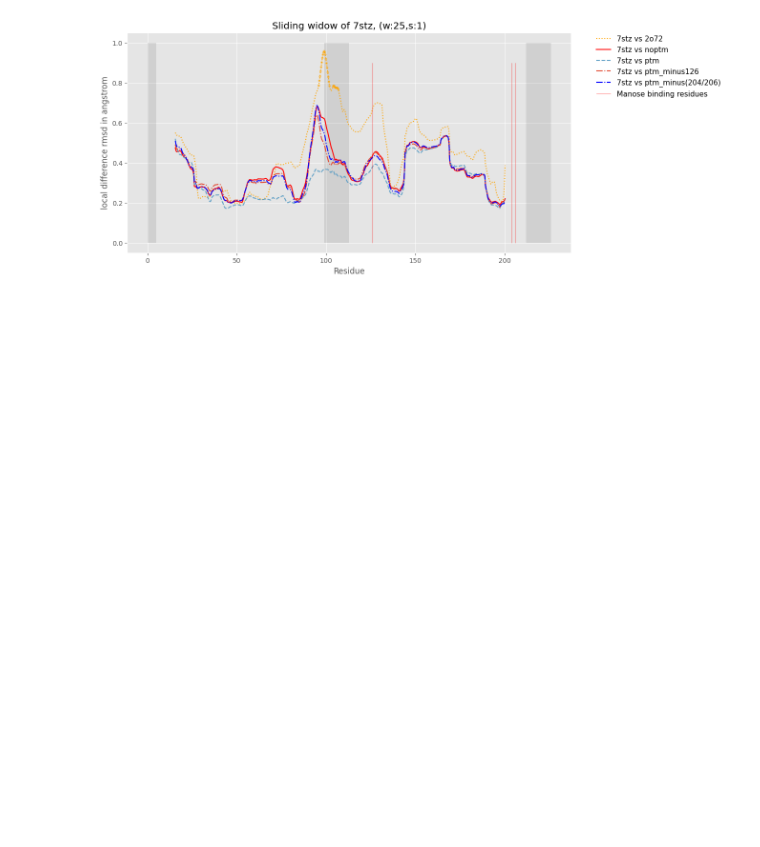
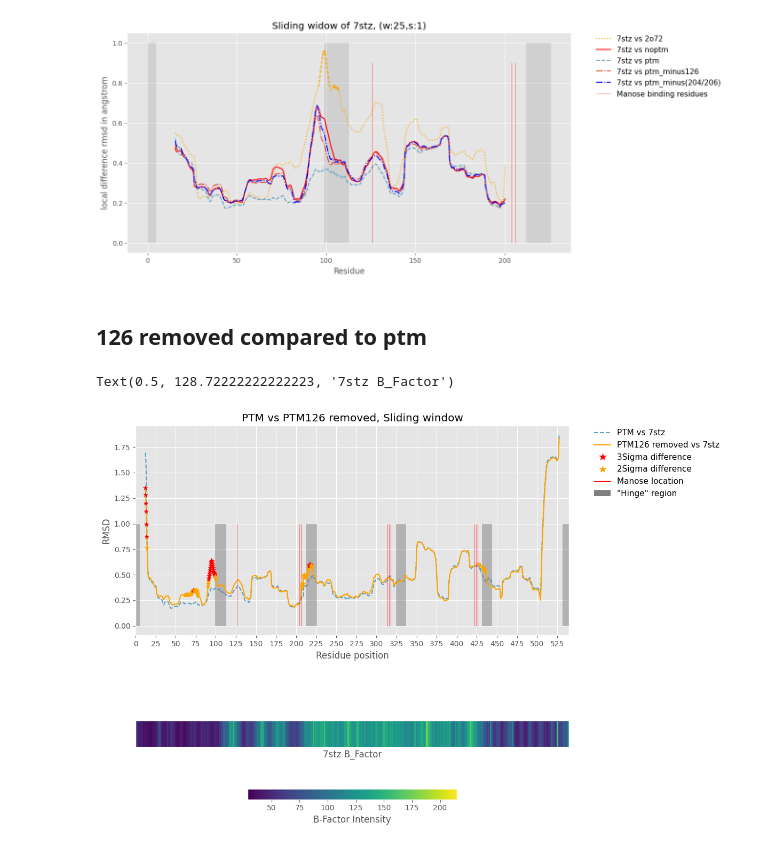
Before and after one commit to LaCava-Lab/AF_Allostery_Analysis, a Jupyter notebook: Methods_notebooks/3.SW_Experiments.ipynb, the cells around one changed output. Cells and saved outputs as stored; diff of their text form; code cells hidden in the pictures; blank space fills up the shorter version.

```diff
--- a/Methods_notebooks/3.SW_Experiments.ipynb
+++ b/Methods_notebooks/3.SW_Experiments.ipynb
@@ -309,3 +309,77 @@ plt.legend(bbox_to_anchor=(1.05, 1),loc='upper left', borderaxespad=0.,prop={'si
 plt.show()
 # %% [output]
 [figure]
+# %% [markdown]
+## 126 removed compared to ptm
+# %%
+# Define which atoms to use
+atomlist = ["CA","N","C"]
+#atomlist = ["CA"]
+
+# Read CIF and turn into df
+## PTMS
+ptm_df = make_df_atomlist("cif_files/Predictions/SEEDMATCHED/fold_adnan_seed42_ptms/fold_adnan_seed42_ptms_model_3.cif",atomlist)
+## NO PTMS
+noptm_df = make_df_atomlist("cif_files/Predictions/SEEDMATCHED/fold_adnan_seed1_noptms/fold_adnan_seed1_noptms_model_1.cif",atomlist)
+ptm_minus126_df = make_df_atomlist("cif_files/Predictions/REM_MANNOSE/fold_seed42_ptms_minus126/fold_seed42_ptms_minus126_model_4.cif",atomlist)
+ptm_minus20x_df = make_df_atomlist("cif_files/Predictions/REM_MANNOSE/fold_seed42_ptms_minus20x/fold_seed42_ptms_minus20x_model_4.cif",atomlist)
+## CRYSTAL
+crystal_df = make_df_atomlist("cif_files/Crystals/7stz (1).cif",atomlist)
+
+noptm_df = ptm_minus126_df
+# Compare to the crystal
+win = 25*len(atomlist)
+x1,y1,pLDDTs1 = local_rmsd_plotter(ptm_df,crystal_df,stepsize=1,win_size=win)
+x2,y2,pLDDTs2 = local_rmsd_plotter(noptm_df,crystal_df,stepsize=1,win_size=win)
+
+colorlist = get_significance(y1,y2)
+
+plt.style.use('ggplot')
+
+fig, (ax,ax2) = plt.subplots(nrows=2, sharex=False,figsize=(12,8))
+
+ax.plot(array(x1)/len(atomlist),y1,zorder=1,color='#60a0c6',linestyle="dashed")
+ax.plot(array(x2)/len(atomlist),y2,zorder=2,color='orange')
+#ax.scatter(array(x1)/len(atomlist),y1,color=get_significance(x1,y1,y2),marker="*",alpha=[0 if i> sig3 or i< -sig3 else 0 if i> sig2 or i< -sig2 else 0 for i in data],zorder=3)
+ax.scatter(array(x1)/len(atomlist),y2,color=colorlist,marker="*",alpha=[1 if i== "red" else 1 if i== "orange" else 0 for i in colorlist],zorder=4)
+
+ax.vlines(array([126, 204,206, 314, 316, 318,422,424,426]),0,1,alpha=.5,colors="red",label="Manose binding residues",linewidth=.8)
+
+for i,j in [(0,5),(99,14),(212,14),(324,13),(431,13),(532,8)]:
+    ax.add_patch(Rectangle((i,0),j,1,linewidth=1,edgecolor='none',facecolor='grey',alpha=.5))
+
+
+legend_elements = [Line2D([0], [0], color='#60a0c6', label='PTM vs 7stz', markersize=15,linestyle="dashed"),
+                   Line2D([0], [0], color='orange', label='PTM126 removed vs 7stz', markersize=15),
+                   Line2D([0], [0], marker='*', color='w', label='3Sigma difference',markerfacecolor='red', markersize=15),
+                   Line2D([0], [0], marker='*', color='w', label='2Sigma difference',markerfacecolor='orange', markersize=15),
+                   Line2D([0], [0], color='red', lw=1, label='Manose location'),
+                   Patch(facecolor='grey', edgecolor='none',
+                         label='"Hinge" region')]
+
+
+ax.legend(handles=legend_elements,bbox_to_anchor=(1.05, 1),loc='upper left', borderaxespad=0.,prop={'size': 11},frameon=False)
+#plt.legend(handles=legend_elements,frameon=False,,)
+#ax.set_suptitle("local RMSD, over B_factors")
+ax.set_title("PTM vs PTM126 removed, Sliding window")
+ax.set_ylabel("RMSD")
+ax.set_xlabel("Residue position")
+ax.set_xlim(0,540)
+ax.set_xticks(np.arange(0,540,25))
+#x.vlines(array([85,95,115]),0,1,alpha=.5,colors="green",label="AOI",linewidth=.8)
+
+#res_Bfac = [list(crystal_df["B_iso_or_equiv"].astype(float))[i] for i in range(1620) if i%3==0]
+res_Bfac = crystal_df["B_iso_or_equiv"].astype(float)
+
+# Add a colorbar
+cax = ax2.imshow([res_Bfac], cmap="viridis", aspect="100")
+cbar = fig.colorbar(cax, ax=ax2, orientation='horizontal', fraction=0.05, pad=0.2)
+cbar.set_label("B-Factor Intensity")  # Set label for colorbar
+
+fig.tight_layout()
+ax2.set_yticks([])
+ax2.set_xticks([])
+ax2.set_xlabel("7stz B_Factor")
+# %% [output]
+Text(0.5, 128.72222222222223, '7stz B_Factor')
+[figure, added]
```
Also changed, not shown: parts of 5 cells of this notebook, 7 other files.
